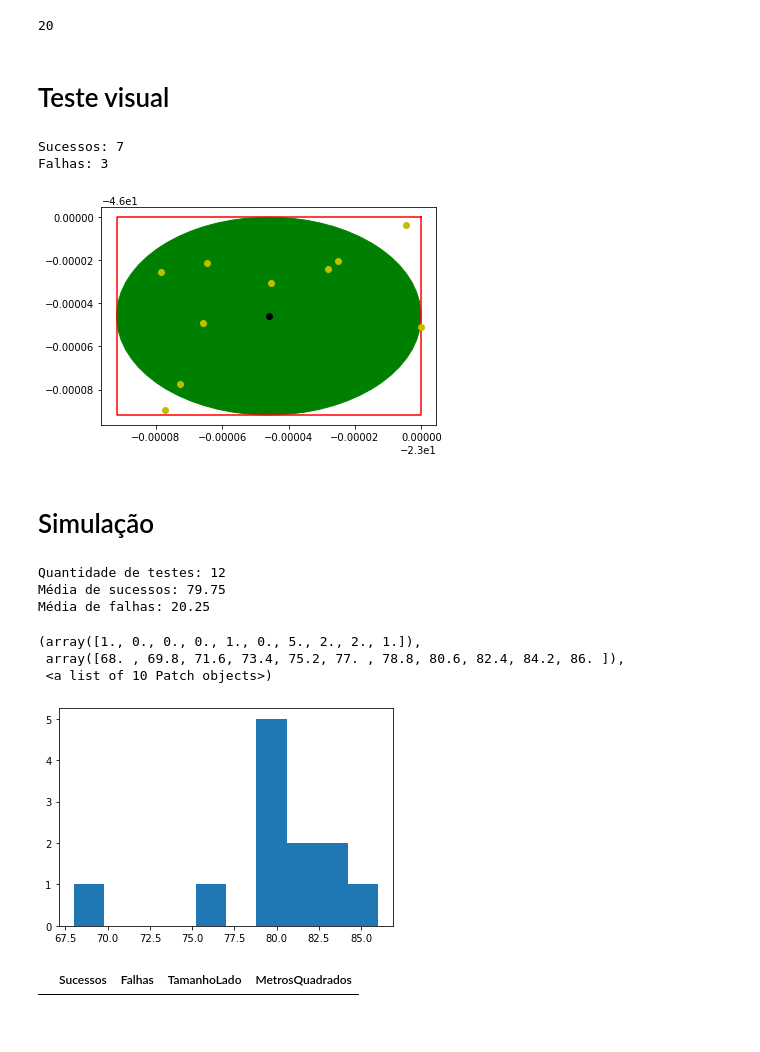
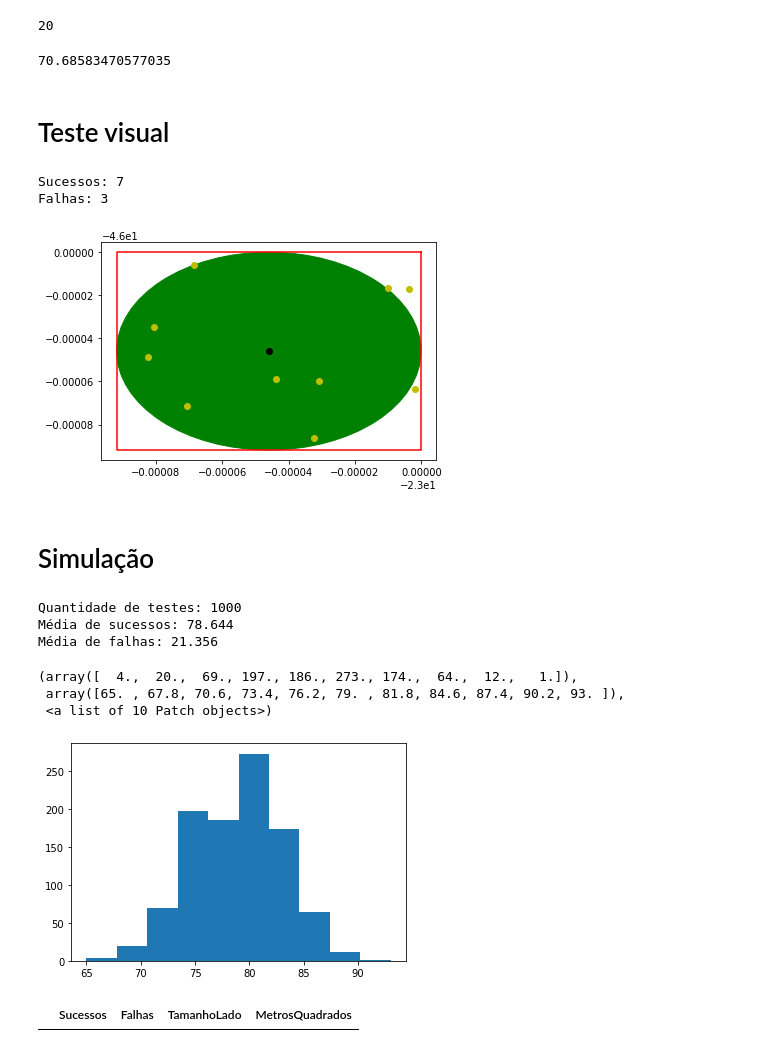
Before and after one commit to DanielCreeklear/Simulacao_misseis, a Jupyter notebook: Coordenadas.ipynb, the cells around one changed output. Drawn from its saved outputs; the diff is of its cells as text; code cells hidden in the pictures.

```diff
--- a/Coordenadas.ipynb
+++ b/Coordenadas.ipynb
@@ -14,9 +18,10 @@ from tqdm import tqdm
 # %%
 def criarCoordenadas(quantidade, intervalo):
+  # Cria um banco de coordenadas geradas aleatoriamente
   default_latitude = float(-23.0000001)
   default_longitude = float(-46.0000001)
-  latitude = [round(random.uniform(default_latitude, default_latitude - intervalo), 7) for x in range(quantidade)]
-  longitude = [round(random.uniform(default_longitude, default_longitude - intervalo), 7) for x in range(quantidade)]
+  latitude = [round(random.uniform(default_latitude, default_latitude - intervalo), 10) for x in range(quantidade)]
+  longitude = [round(random.uniform(default_longitude, default_longitude - intervalo), 10) for x in range(quantidade)]
   coordenadas = {'latitude': latitude, 'longitude': longitude}
   df = pd.DataFrame(coordenadas)
   return df
@@ -142,6 +147,12 @@ Graus, Minutos, Segundos = lerCoordenadasGraus(subtracao)
 print(int(converterGraus_Metros(Graus, Minutos, Segundos) * -1))
 # %% [output]
 20
+# %%
+Hipotenusa = 30
+CatetoOposto = 10
+Seno = CatetoOposto / Hipotenusa
+# %% [output]
+70.68583470577035
 # %%
 def converterIntervalosMetros(metros):
   return converterMetros_Graus(metros)
@@ -151,7 +162,7 @@ def simularPontos(vezes, quantidadeFuncionarios, ladoMetros):
   ResultadoSucessos = []
   ResultadoFalhas = []
   TamanhoMetros = [ladoMetros for x in range(vezes)]
-  MetrosQuadrados = [ladoMetros**2 for x in range(vezes)]
+  MetrosQuadrados = [ladoMetros ** 2 for x in range(vezes)]
   Latitude = []
   Longitude = []
   # Criando espaço
@@ -159,19 +170,15 @@ def simularPontos(vezes, quantidadeFuncionarios, ladoMetros):
   CirculoConfig = {'coordenadas': [(-23.0000001 - intervaloLatLong/2), (-46.0000001 - intervaloLatLong/2)], 'raio': intervaloLatLong/2}
   for n in tqdm(range(vezes)):
     ConjuntoCoordenadas = criarCoordenadas(quantidadeFuncionarios, intervaloLatLong)
-    ConjuntoCoordenadas.to_csv('/content/CoordenadasSimuladas/{0}_{1}.csv'.format(n, vezes), index=False)
     Sucessos = int()
     Falhas = int()
     for ponto in ConjuntoCoordenadas.values.tolist():
-      #Latitude.append(ponto[0])
-      #Longitude.append(ponto[1])
       if (abs((ponto[0] - CirculoConfig['coordenadas'][0])**2) + abs((ponto[1] - CirculoConfig['coordenadas'][1])**2))**(1/2) < CirculoConfig['raio']:
         Sucessos += 1
       else:
         Falhas += 1
     ResultadoSucessos.append(Sucessos)
     ResultadoFalhas.append(Falhas)
-  #ResultadoTeste = {'Sucessos': ResultadoSucessos, 'Falhas': ResultadoFalhas, 'Latitude': Latitude, 'Longitude': Longitude,'TamanhoLado': TamanhoMetros, 'MetrosQuadrados': MetrosQuadrados}
   ResultadoTeste = {'Sucessos': ResultadoSucessos, 'Falhas': ResultadoFalhas,'TamanhoLado': TamanhoMetros, 'MetrosQuadrados': MetrosQuadrados}
   return pd.DataFrame(ResultadoTeste)
 # %% [markdown]
@@ -202,22 +209,24 @@ print('Sucessos: {0}\nFalhas: {1}'.format(Sucessos, Falhas))
 # %% [output]
 Sucessos: 7
 Falhas: 3
-[figure, old version]
+[figure, new version]
 # %% [markdown]
 # Simulação
 # %%
-vezes = 12
-df = simularPontos(vezes, quantidadeFuncionarios=100, ladoMetros=100)
+vezes = 1000
+quantidadeBombas = 100
+ladoMetros = 20
+df = simularPontos(vezes, quantidadeBombas, ladoMetros)
 print('\nQuantidade de testes: {0}\nMédia de sucessos: {1}\nMédia de falhas: {2}'.format(vezes,df['Sucessos'].mean(), df['Falhas'].mean()))
 plt.hist(df['Sucessos'])
 # %% [output]
-Quantidade de testes: 12
-Média de sucessos: 79.75
-Média de falhas: 20.25
+Quantidade de testes: 1000
+Média de sucessos: 78.644
+Média de falhas: 21.356
-(array([1., 0., 0., 0., 1., 0., 5., 2., 2., 1.]),
- array([68. , 69.8, 71.6, 73.4, 75.2, 77. , 78.8, 80.6, 82.4, 84.2, 86. ]),
+(array([  4.,  20.,  69., 197., 186., 273., 174.,  64.,  12.,   1.]),
+ array([65. , 67.8, 70.6, 73.4, 76.2, 79. , 81.8, 84.6, 87.4, 90.2, 93. ]),
  <a list of 10 Patch objects>)
-[figure, old version]
+[figure, new version]
 # %%
 df.query('Sucessos == 0 or Falhas == 0')
 # %% [output]
```
Also changed, not shown: parts of 7 cells of this notebook.
